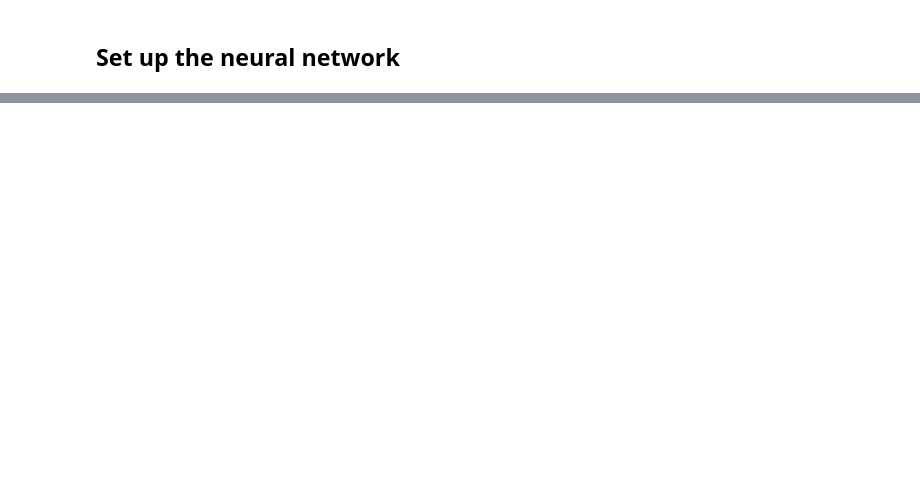
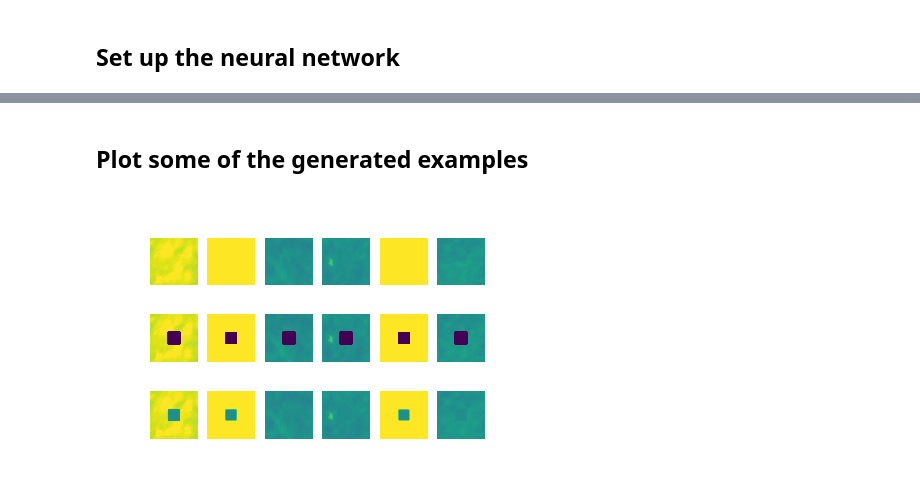
Before and after one commit to ebaxter/planck_net, a Jupyter notebook: predict_backgrounds.ipynb, the cells around one changed output, grey strips where cells are left out. Drawn from its saved outputs; the diff is of its cells as text; code cells hidden in the pictures; blank space fills up the shorter version.

Commit message:
updating network

```diff
--- a/predict_backgrounds.ipynb
+++ b/predict_backgrounds.ipynb
@@ -340,3 +430,11 @@ _________________________________________________________________
+# %% [markdown]
+## Plot some of the generated examples
+# %%
+from IPython.display import Image
+Image("./network_output/images/900.png")
+#Image("./network_output/images/4500.png")
+# %% [output]
+[figure, added]
 # %%
 #-try rotating, flipping, etc.
 #-multi-frequency?
```
Also changed, not shown: parts of 11 cells of this notebook.
